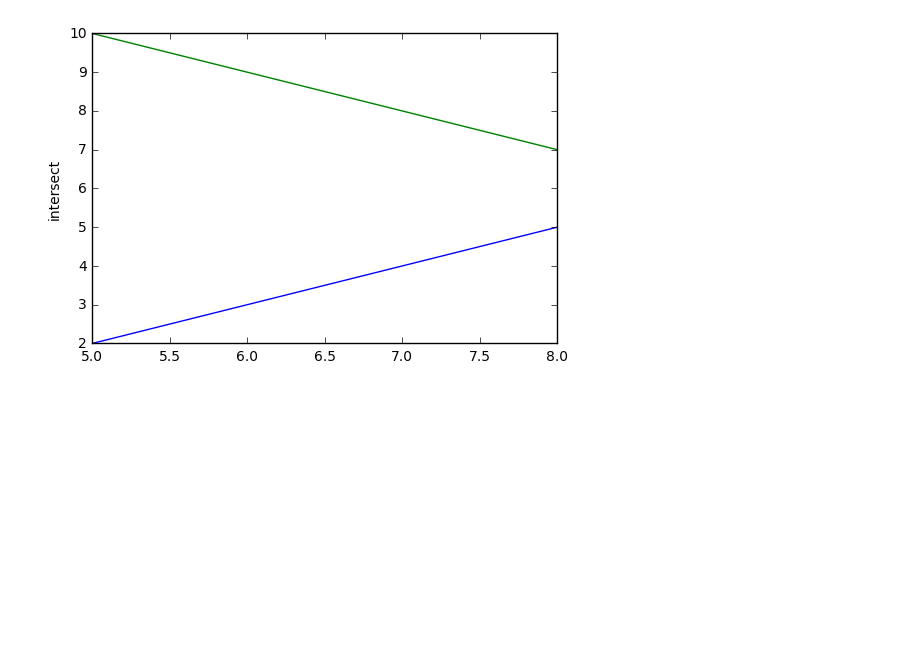
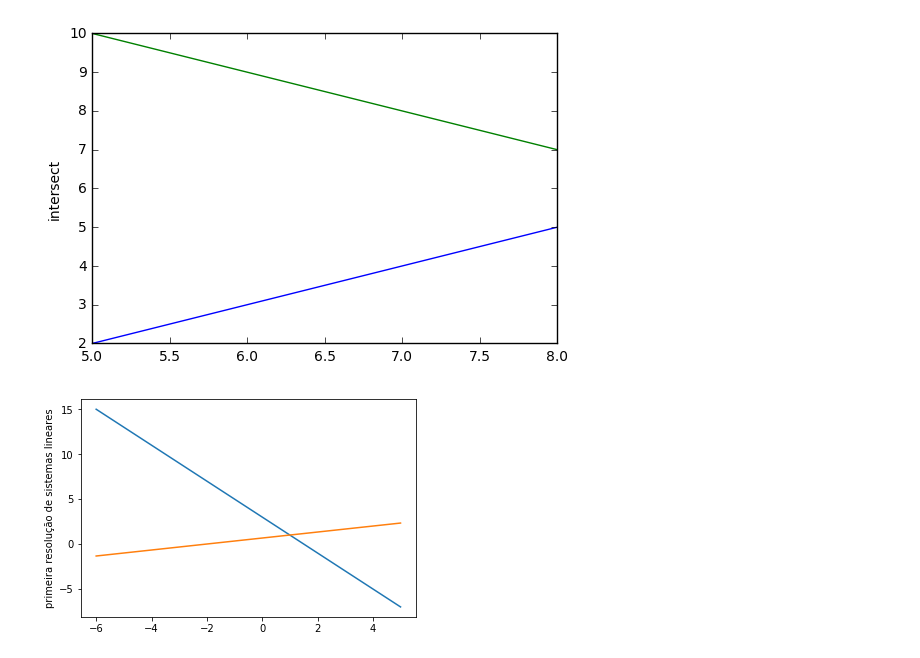
Before and after one commit to VictoriaBacelar/Aula6, a Jupyter notebook: Aula6_AnaVitoria.ipynb, the cells around one changed output. Drawn from its saved outputs; the diff is of its cells as text; code cells hidden in the pictures; blank space fills up the shorter version.

```diff
--- a/Aula6_AnaVitoria.ipynb
+++ b/Aula6_AnaVitoria.ipynb
@@ -33,3 +33,28 @@ pl.ylabel("intersect")
 pl.show()
 # %% [output]
 [figure]
+# %%
+
+import matplotlib.pyplot as plt
+import numpy as np
+import numpy.random as npr
+import math
+
+#2x1 + x2 = 3
+#--> x2 = 3-2x1
+#x1 - 3x2 = -2
+#x2= 2+x1/3
+
+x=np.arange(-6,6,1)
+y1=np.array(3-(2*x))
+y2=np.array((2+x)/3)
+
+
+
+plt.plot(x,y1)
+plt.plot(x,y2)
+
+plt.ylabel("primeira resolução de sistemas lineares")
+plt.show()
+# %% [output]
+[figure, added]
```
Also changed, not shown: parts of 4 cells of this notebook.
